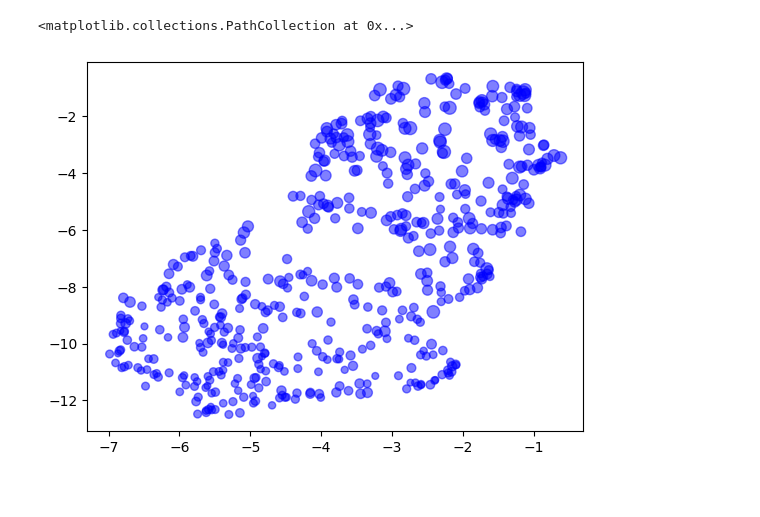
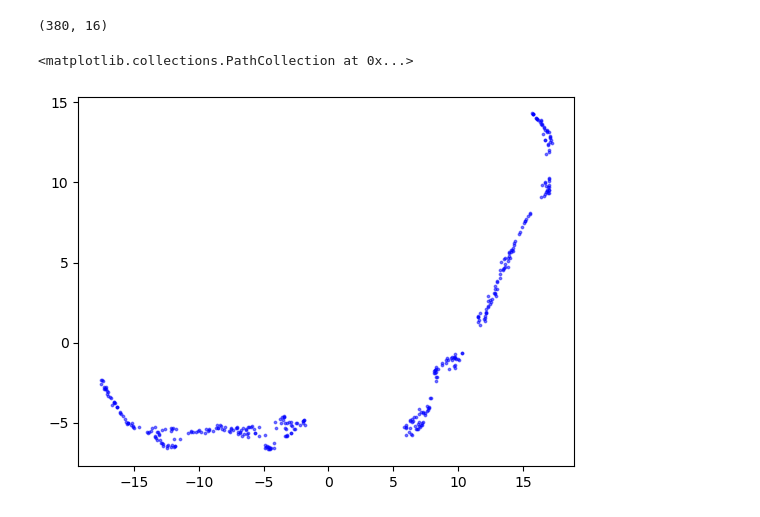
Before and after one commit to texsmv/airq_tool, a Jupyter notebook: time_dimension_cont.ipynb, the cells around one changed output. Saved outputs shown, nothing was run; the diff lists cells and outputs as text; code cells hidden in the pictures.

```diff
--- a/time_dimension_cont.ipynb
+++ b/time_dimension_cont.ipynb
@@ -47,0 +36,8 @@ Loaded mts - N: 530, T: 28, D: 2
+# %%
+
+# X = np.transpose(windows, [0, 2, 1])
+# X = windows
+mts = TSerie(X=windows, y =None)
+# mts.smooth(8)
+mts.minMaxNormalizization()
+mts.smooth(50)
@@ -47,0 +47,3 @@ Loaded mts - N: 530, T: 28, D: 2
+# %%
+X = mts.X
+X.shape
@@ -47,0 +52,2 @@ Loaded mts - N: 530, T: 28, D: 2
+# %%
+cae.fit(X, epochs=1000, batch_size=320)
@@ -47,0 +73,2 @@ Loaded mts - N: 530, T: 28, D: 2
+# %%
+X_out, features = cae.encode(X)
@@ -101,16 +126,21 @@ Epoch #9: loss=2.3135725151408804
+# %%
+features.shape
+# %% [output]
+(380, 16)
 # %%
 import matplotlib.pyplot as plt
 
 reducer = UMAP(n_components=2, n_epochs=4000)
-reducer.fit(mts.features)
-coords = reducer.transform(mts.features)
-min_r = 10
-max_r = 80
-magnitudes = mts.magnitudes[:, 0]
-point_radius = ((magnitudes + magnitudes.min()) / (magnitudes.max() - magnitudes.min()) ) * (max_r - min_r) + min_r
+reducer.fit(features)
+coords = reducer.transform(features)
+# min_r = 10
+# max_r = 80
+# magnitudes = mts.magnitudes[:, 0]
+# point_radius = ((magnitudes + magnitudes.min()) / (magnitudes.max() - magnitudes.min()) ) * (max_r - min_r) + min_r
 
-plt.scatter(coords[:, 0], coords[:, 1], s = point_radius, color="blue", alpha=0.5)
+# plt.scatter(coords[:, 0], coords[:, 1], s = point_radius, color="blue", alpha=0.5)
+plt.scatter(coords[:, 0], coords[:, 1], s = 3, color="blue", alpha=0.5)
 # %% [output]
 <matplotlib.collections.PathCollection at 0x...>
-[figure, old version]
+[figure, new version]
 # %%
```
Also changed, not shown: parts of 19 cells of this notebook, 6 other files.
